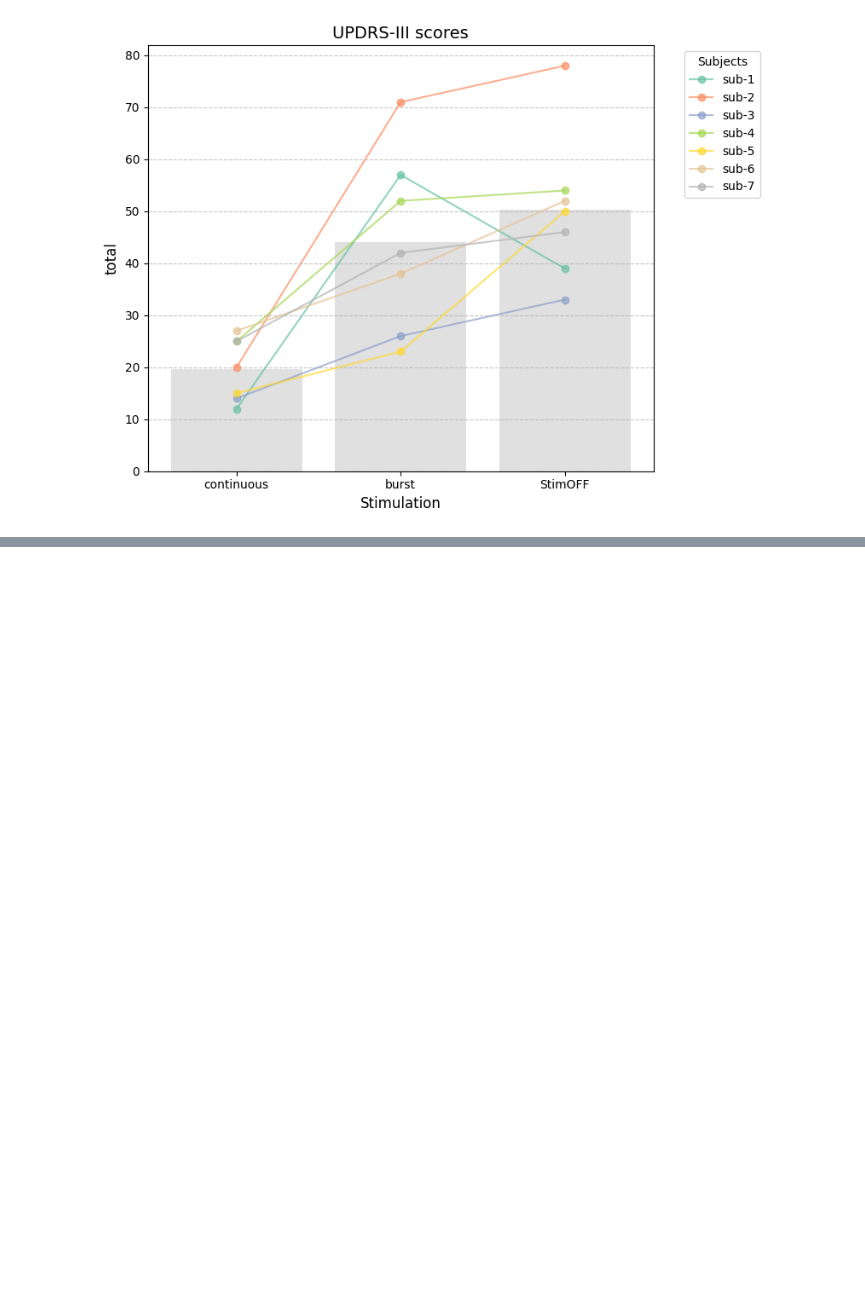
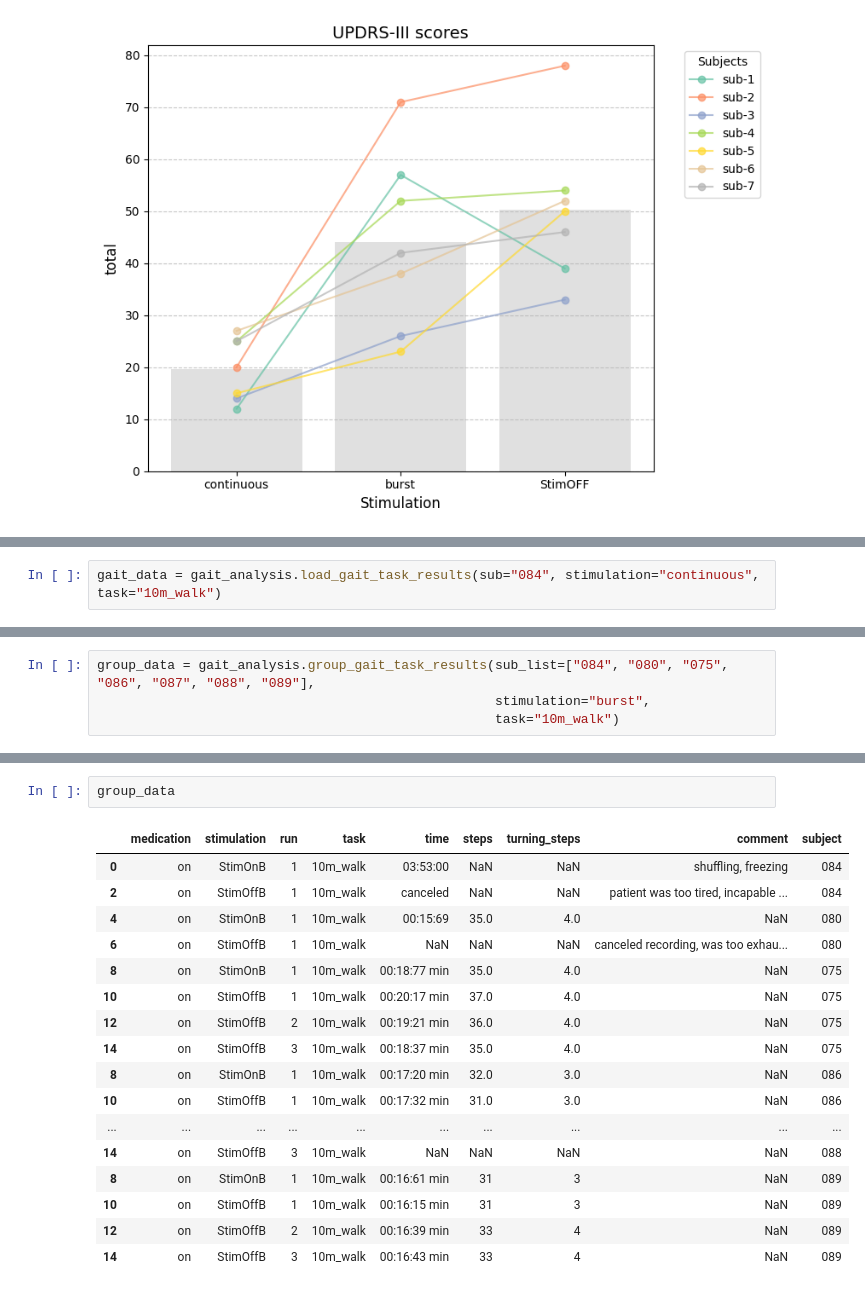
Before and after one commit to JKBehnke/patterned_DBS, a Jupyter notebook: notebooks/burst_dbs_group_analysis.ipynb, the cells around one changed output, grey strips where cells are left out. Cells and saved outputs as stored; diff of their text form; blank space fills up the shorter version.

```diff
--- a/notebooks/burst_dbs_updrs.ipynb
+++ b/notebooks/burst_dbs_group_analysis.ipynb
@@ -322,0 +495,2 @@ The `ci` parameter is deprecated. Use `errorbar=None` for the same effect.
+# %%
+gait_data = gait_analysis.load_gait_task_results(sub="084", stimulation="continuous", task="10m_walk")
@@ -322,0 +506,4 @@ The `ci` parameter is deprecated. Use `errorbar=None` for the same effect.
+# %%
+group_data = gait_analysis.group_gait_task_results(sub_list=["084", "080", "075", "086", "087", "088", "089"],
+                                                   stimulation="burst",
+                                                   task="10m_walk")
@@ -322,0 +542,20 @@ The `ci` parameter is deprecated. Use `errorbar=None` for the same effect.
+# %%
+group_data
+# %% [output]
+|  | medication | stimulation | run | task | time | steps | turning_steps | comment | subject |
+| 0 | on | StimOnB | 1 | 10m_walk | 03:53:00 | NaN | NaN | shuffling, freezing | 084 |
+| 2 | on | StimOffB | 1 | 10m_walk | canceled | NaN | NaN | patient was too tired, incapable ... | 084 |
+| 4 | on | StimOnB | 1 | 10m_walk | 00:15:69 | 35.0 | 4.0 | NaN | 080 |
+| 6 | on | StimOffB | 1 | 10m_walk | NaN | NaN | NaN | canceled recording, was too exhau... | 080 |
+| 8 | on | StimOnB | 1 | 10m_walk | 00:18:77 min | 35.0 | 4.0 | NaN | 075 |
+| 10 | on | StimOffB | 1 | 10m_walk | 00:20:17 min | 37.0 | 4.0 | NaN | 075 |
+| 12 | on | StimOffB | 2 | 10m_walk | 00:19:21 min | 36.0 | 4.0 | NaN | 075 |
+| 14 | on | StimOffB | 3 | 10m_walk | 00:18:37 min | 35.0 | 4.0 | NaN | 075 |
+| 8 | on | StimOnB | 1 | 10m_walk | 00:17:20 min | 32.0 | 3.0 | NaN | 086 |
+| 10 | on | StimOffB | 1 | 10m_walk | 00:17:32 min | 31.0 | 3.0 | NaN | 086 |
+| ... | ... | ... | ... | ... | ... | ... | ... | ... | ... |
+| 14 | on | StimOffB | 3 | 10m_walk | NaN | NaN | NaN | NaN | 088 |
+| 8 | on | StimOnB | 1 | 10m_walk | 00:16:61 min | 31 | 3 | NaN | 089 |
+| 10 | on | StimOffB | 1 | 10m_walk | 00:16:15 min | 31 | 3 | NaN | 089 |
+| 12 | on | StimOffB | 2 | 10m_walk | 00:16:39 min | 33 | 4 | NaN | 089 |
+| 14 | on | StimOffB | 3 | 10m_walk | 00:16:43 min | 33 | 4 | NaN | 089 |
```
Also changed, not shown: parts of 26 cells of this notebook, 2 other files.
